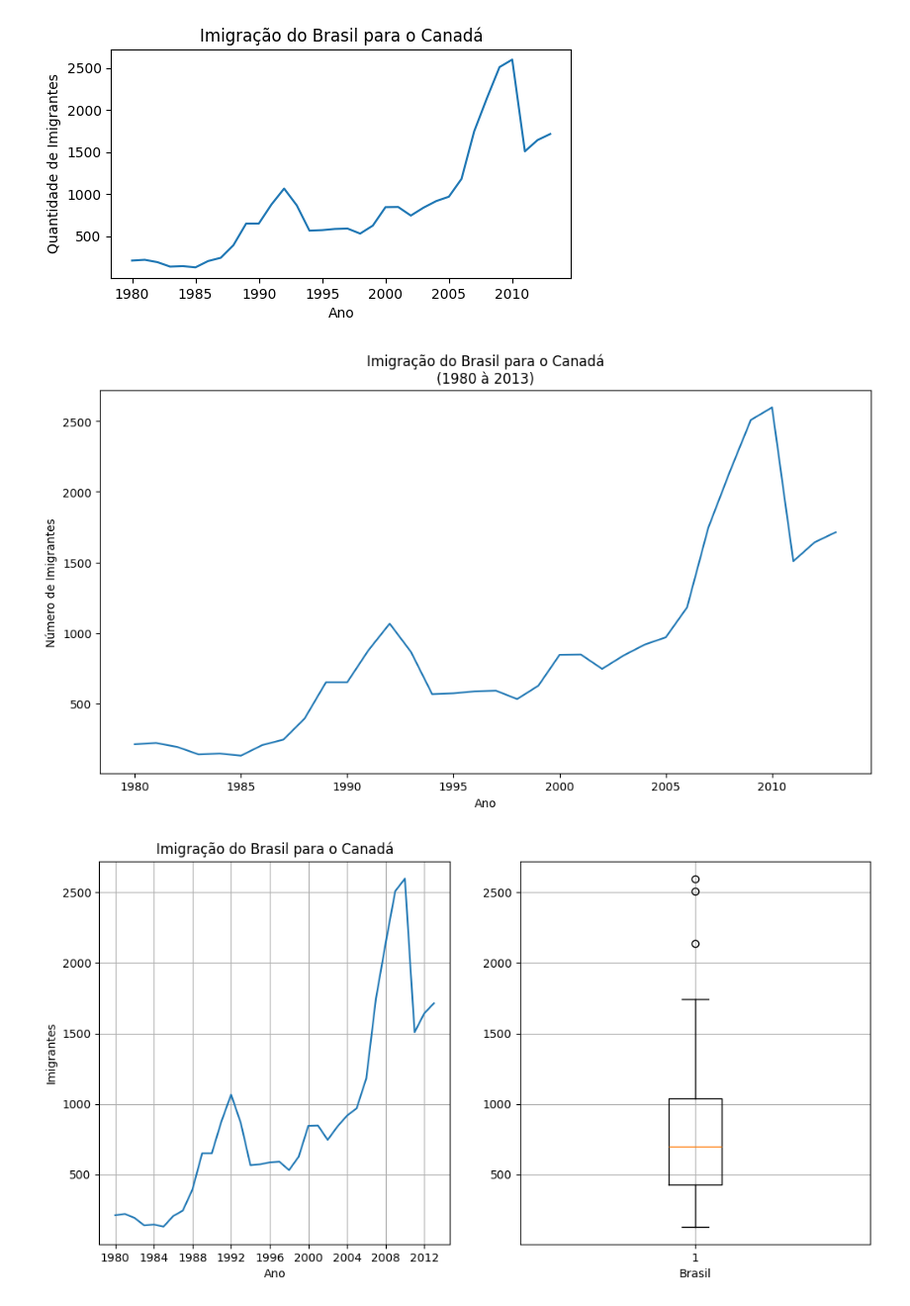
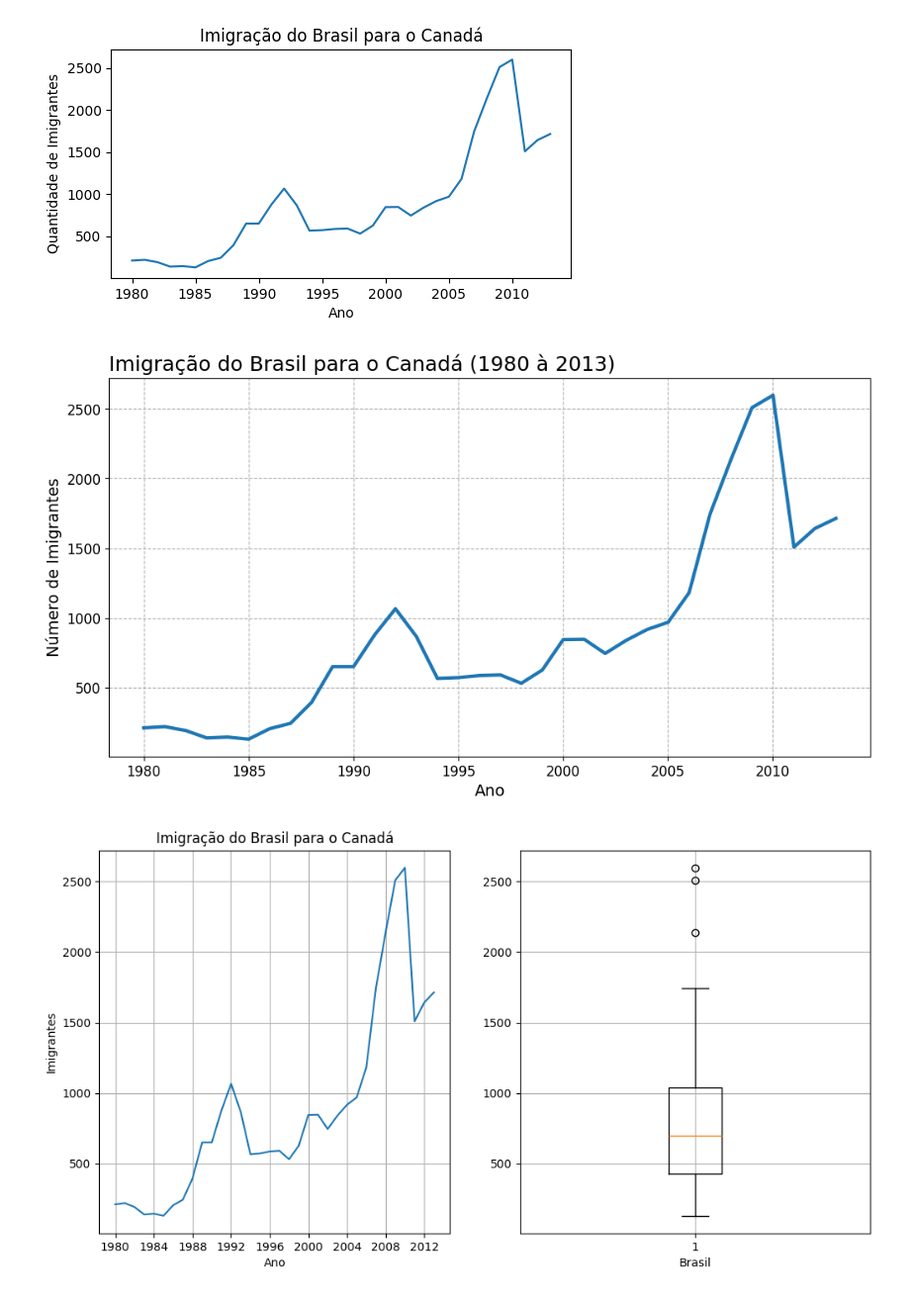
Before and after one commit to edupmon/alura, a Jupyter notebook: data-science/data-viz-python/data-viz-python.ipynb, the cells around one changed output. Shown at 99% size. Cells and saved outputs as stored; diff of their text form; code cells hidden in the pictures.

```diff
--- a/data-science/data-viz-python/data-viz-python.ipynb
+++ b/data-science/data-viz-python/data-viz-python.ipynb
@@ -87,15 +87,19 @@ plt.show()
 # %% [output]
 [figure]
 # %%
-fig, ax = plt.subplots(figsize = (12, 6))
-ax.plot(df_br['ano'], df_br['imigrantes'])
-ax.set_title('Imigração do Brasil para o Canadá\n(1980 à 2013)')
-ax.set_xlabel('Ano')
-ax.set_ylabel('Número de Imigrantes')
+fig, ax = plt.subplots(figsize=(12, 6))
+ax.plot(df_br['ano'], df_br['imigrantes'], lw=3)
+ax.set_title('Imigração do Brasil para o Canadá (1980 à 2013)', fontsize=18,
+             loc='left')
+ax.set_xlabel('Ano', fontsize=14)
+ax.set_ylabel('Número de Imigrantes', fontsize=14)
+ax.xaxis.set_tick_params(labelsize=12)
+ax.yaxis.set_tick_params(labelsize=12)
 ax.xaxis.set_major_locator(plt.MultipleLocator(5))
+plt.grid(linestyle='--')
 plt.show()
 # %% [output]
-[figure, old version]
+[figure, new version]
 # %%
 fig, ax = plt.subplots(1, 2, figsize=(12, 6))
 
```
